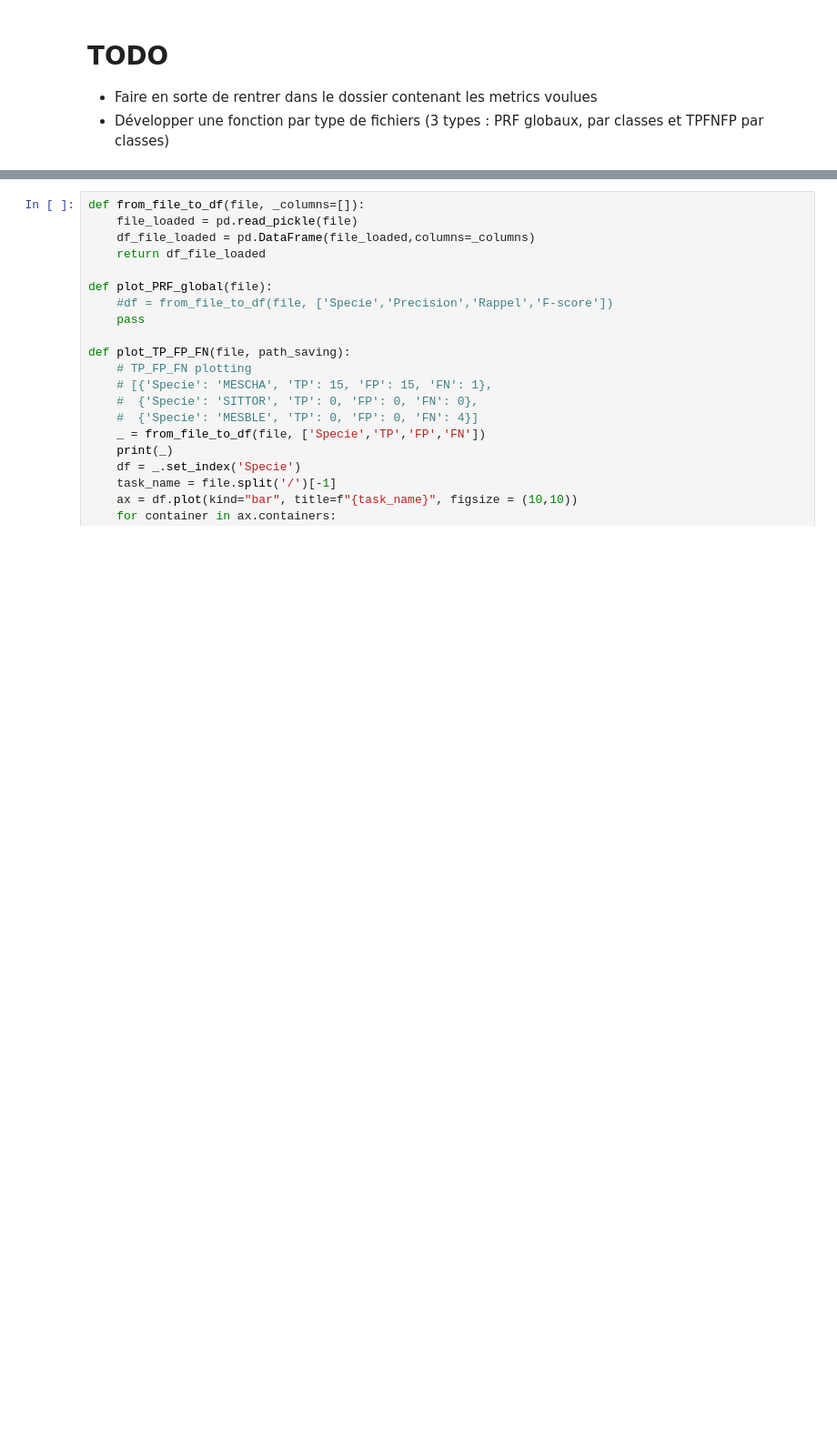
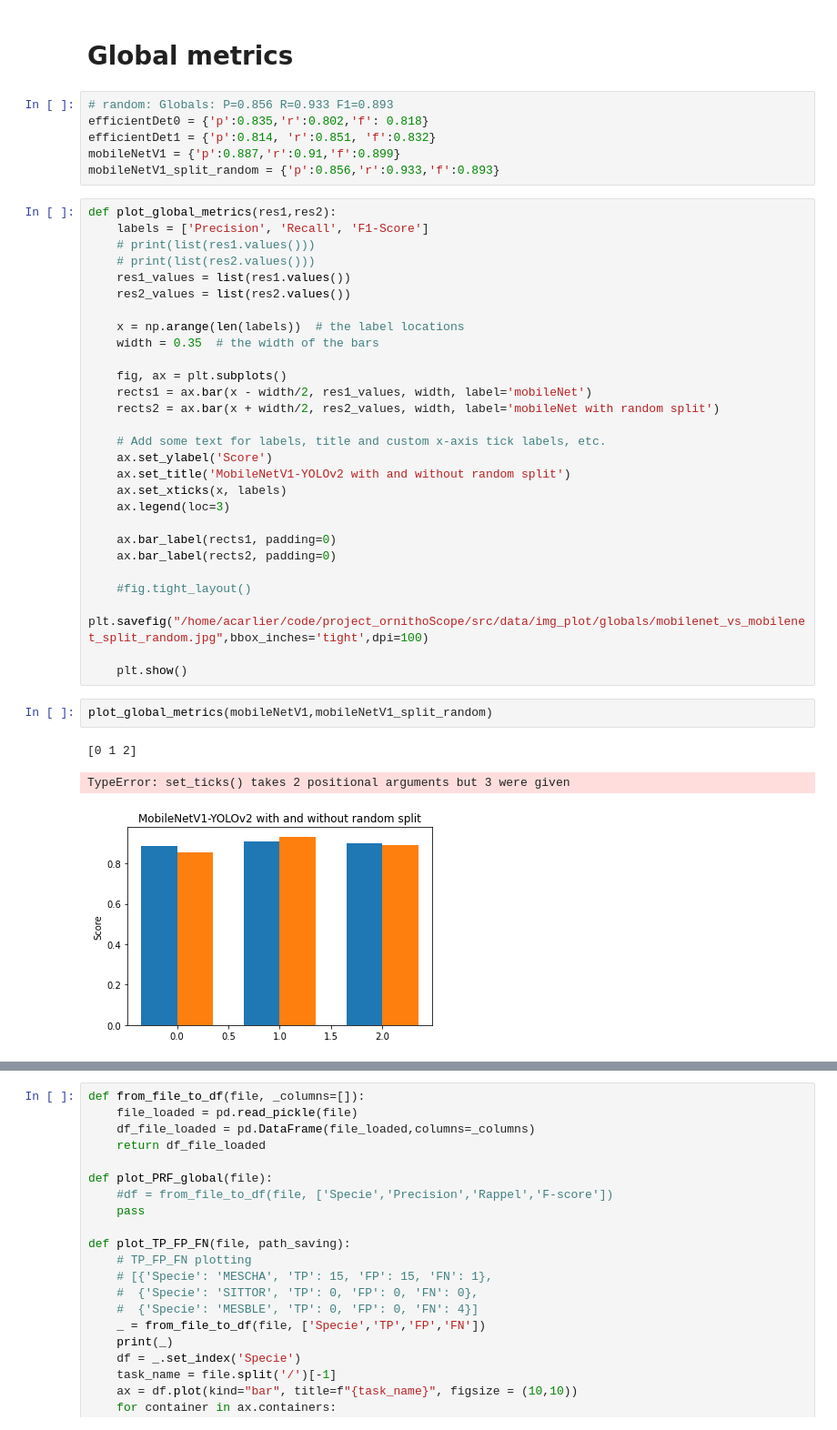
Before and after one commit to deva-sou/project_ornithoScope, a Jupyter notebook: src/notebooks/plot_metrics.ipynb, the cells around one changed output, grey strips where cells are left out. Shown at 91% size. Cells and saved outputs as stored; diff of their text form; blank space fills up the shorter version.

```diff
--- a/src/notebooks/plot_metrics.ipynb
+++ b/src/notebooks/plot_metrics.ipynb
@@ -7,4 +8,42 @@ import pickle
-# %% [markdown]
-# TODO
-- Faire en sorte de rentrer dans le dossier contenant les metrics voulues
-- Développer une fonction par type de fichiers (3 types : PRF globaux, par classes et TPFNFP par classes)
+# %% [markdown]
+# Global metrics
+# %%
+# random: Globals: P=0.856 R=0.933 F1=0.893
+efficientDet0 = {'p':0.835,'r':0.802,'f': 0.818}
+efficientDet1 = {'p':0.814, 'r':0.851, 'f':0.832}
+mobileNetV1 = {'p':0.887,'r':0.91,'f':0.899}
+mobileNetV1_split_random = {'p':0.856,'r':0.933,'f':0.893}
+# %%
+def plot_global_metrics(res1,res2):
+    labels = ['Precision', 'Recall', 'F1-Score']
+    # print(list(res1.values()))
+    # print(list(res2.values()))
+    res1_values = list(res1.values())
+    res2_values = list(res2.values())
+
+    x = np.arange(len(labels))  # the label locations
+    width = 0.35  # the width of the bars
+
+    fig, ax = plt.subplots()
+    rects1 = ax.bar(x - width/2, res1_values, width, label='mobileNet')
+    rects2 = ax.bar(x + width/2, res2_values, width, label='mobileNet with random split')
+
+    # Add some text for labels, title and custom x-axis tick labels, etc.
+    ax.set_ylabel('Score')
+    ax.set_title('MobileNetV1-YOLOv2 with and without random split')
+    ax.set_xticks(x, labels)
+    ax.legend(loc=3)
+
+    ax.bar_label(rects1, padding=0)
+    ax.bar_label(rects2, padding=0)
+
+    #fig.tight_layout()
+    plt.savefig("/home/acarlier/code/project_ornithoScope/src/data/img_plot/globals/mobilenet_vs_mobilenet_split_random.jpg",bbox_inches='tight',dpi=100)
+
+    plt.show()
+# %%
+plot_global_metrics(mobileNetV1,mobileNetV1_split_random)
+# %% [output]
+[0 1 2]
+TypeError: set_ticks() takes 2 positional arguments but 3 were given
+[figure, added]
```
Also changed, not shown: parts of 3 cells of this notebook, 52 other files.
